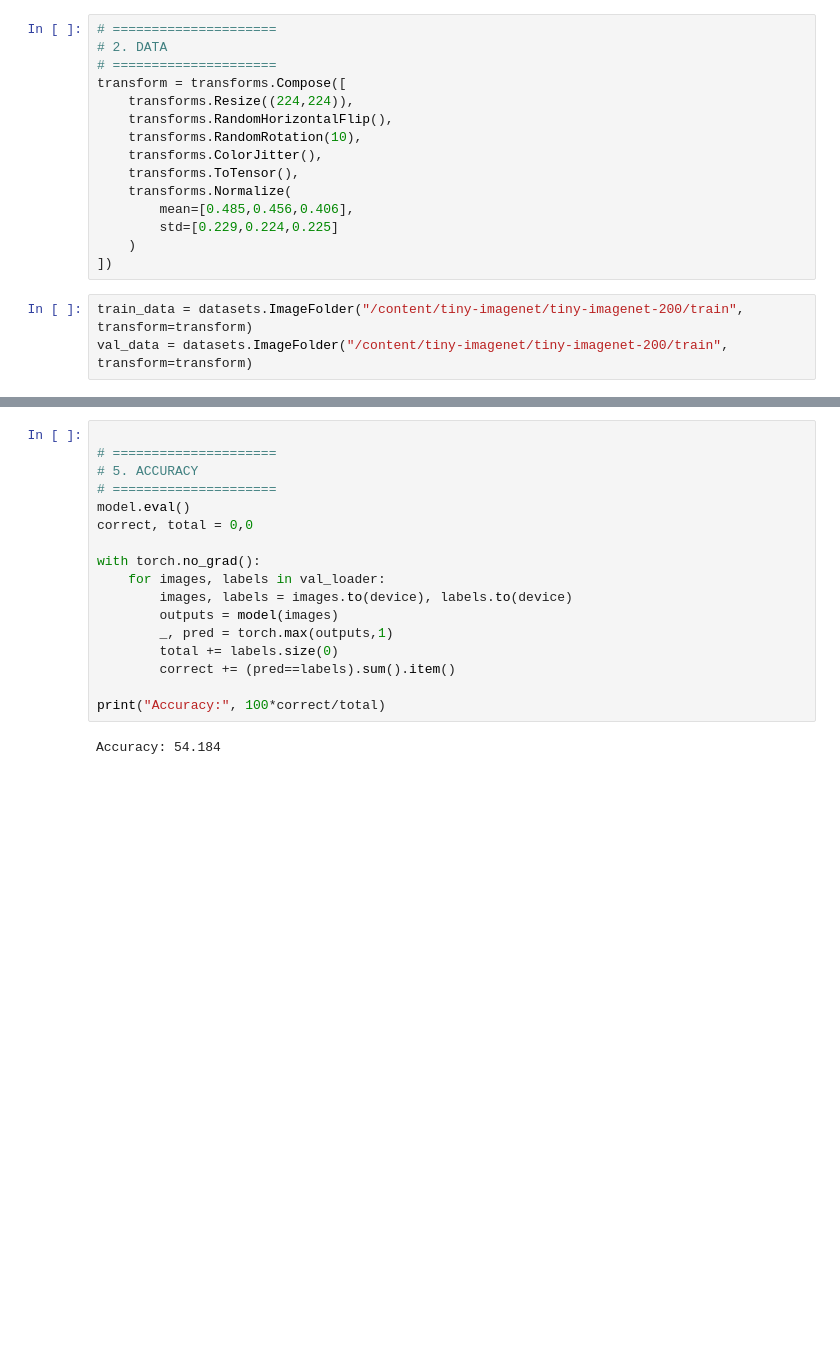
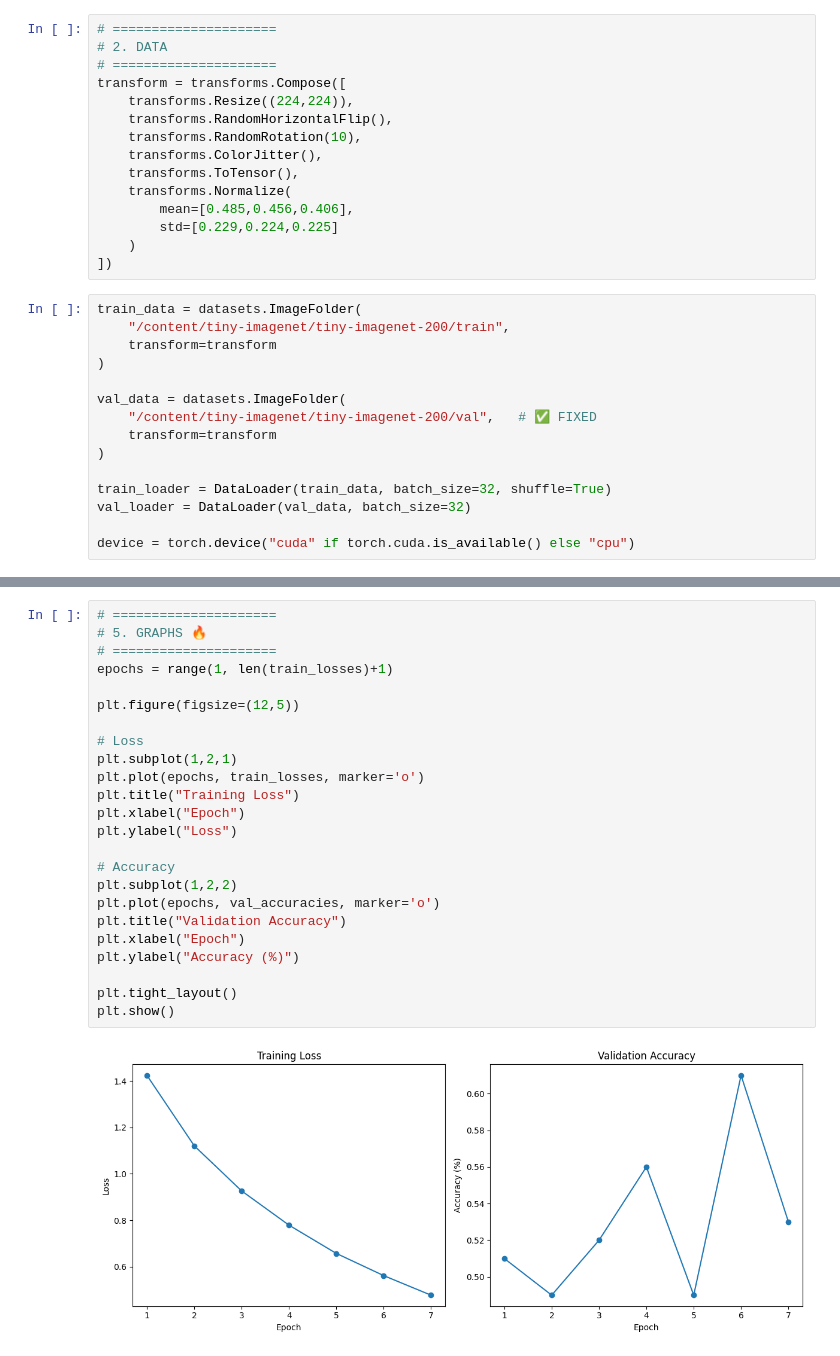
Before and after one commit to tensorbytes0202/Deep-learning, a Jupyter notebook: ResNet(imagenet).ipynb, the cells around one changed output, grey strips where cells are left out. Drawn from its saved outputs; the diff is of its cells as text; blank space fills up the shorter version.

```diff
--- a/ResNet(imagenet).ipynb
+++ b/ResNet(imagenet).ipynb
@@ -45,5 +44,17 @@ transform = transforms.Compose([
     )
 ])
 # %%
-train_data = datasets.ImageFolder("/content/tiny-imagenet/tiny-imagenet-200/train", transform=transform)
-val_data = datasets.ImageFolder("/content/tiny-imagenet/tiny-imagenet-200/train", transform=transform)
+train_data = datasets.ImageFolder(
+    "/content/tiny-imagenet/tiny-imagenet-200/train",
+    transform=transform
+)
+
+val_data = datasets.ImageFolder(
+    "/content/tiny-imagenet/tiny-imagenet-200/val",   # ✅ FIXED
+    transform=transform
+)
+
+train_loader = DataLoader(train_data, batch_size=32, shuffle=True)
+val_loader = DataLoader(val_data, batch_size=32)
+
+device = torch.device("cuda" if torch.cuda.is_available() else "cpu")
@@ -112,19 +138,26 @@ Training Time: 3426.1394493579865
-# %%
-
-# =====================
-# 5. ACCURACY
-# =====================
-model.eval()
-correct, total = 0,0
-
-with torch.no_grad():
-    for images, labels in val_loader:
-        images, labels = images.to(device), labels.to(device)
-        outputs = model(images)
-        _, pred = torch.max(outputs,1)
-        total += labels.size(0)
-        correct += (pred==labels).sum().item()
-
-print("Accuracy:", 100*correct/total)
-# %% [output]
-Accuracy: 54.184
+# %%
+# =====================
+# 5. GRAPHS 🔥
+# =====================
+epochs = range(1, len(train_losses)+1)
+
+plt.figure(figsize=(12,5))
+
+# Loss
+plt.subplot(1,2,1)
+plt.plot(epochs, train_losses, marker='o')
+plt.title("Training Loss")
+plt.xlabel("Epoch")
+plt.ylabel("Loss")
+
+# Accuracy
+plt.subplot(1,2,2)
+plt.plot(epochs, val_accuracies, marker='o')
+plt.title("Validation Accuracy")
+plt.xlabel("Epoch")
+plt.ylabel("Accuracy (%)")
+
+plt.tight_layout()
+plt.show()
+# %% [output]
+[figure, added]
```
Also changed, not shown: parts of 6 cells of this notebook.
